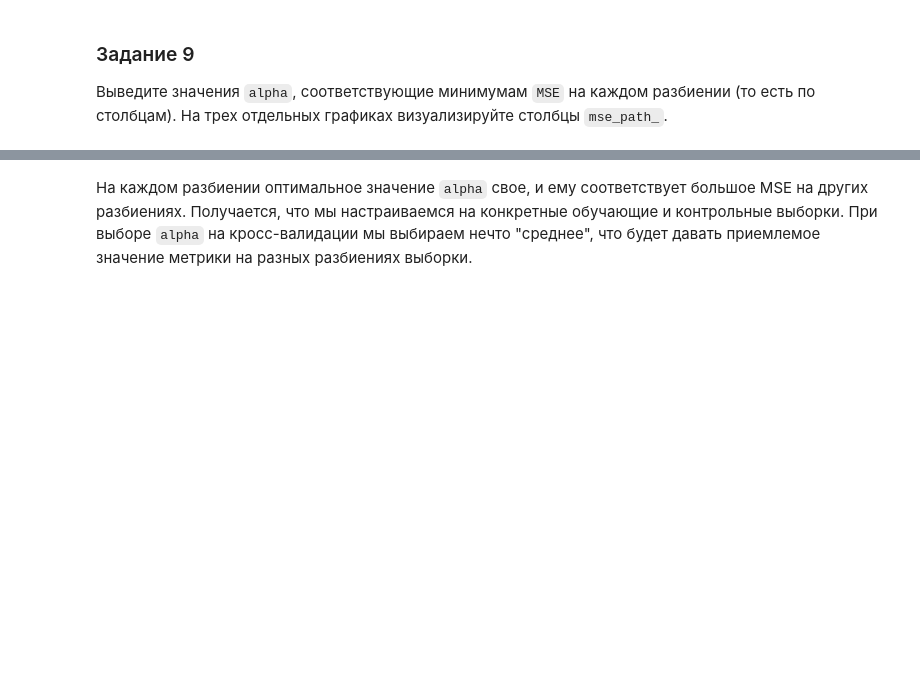
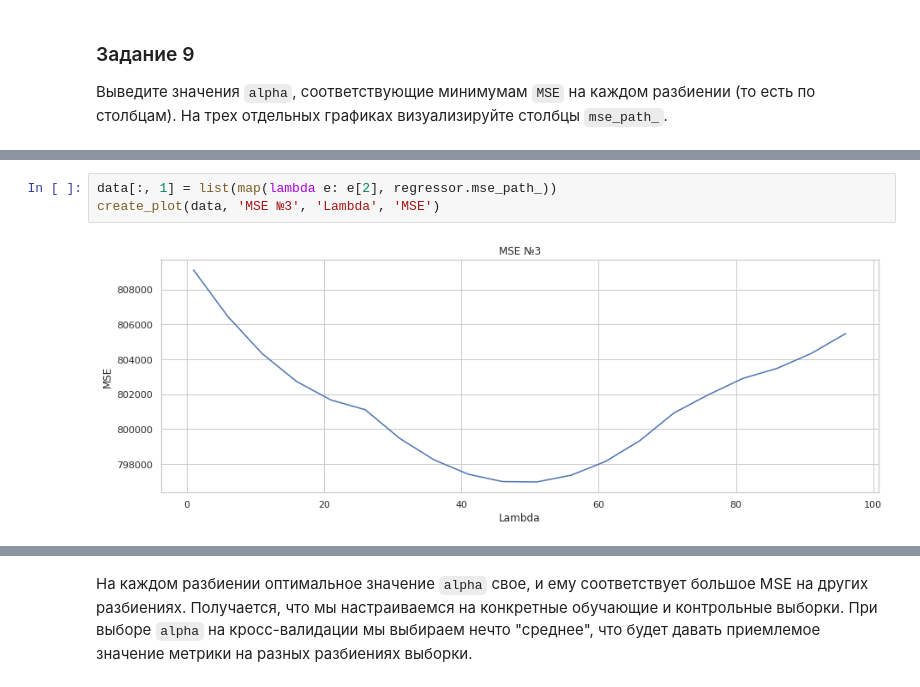
Before and after one commit to PavelStelmakhV/hw308-linear-regression-overfitting-and-regularization, a Jupyter notebook: OverfittingHomeWork.ipynb, the cells around one changed output, grey strips where cells are left out. Saved outputs shown, nothing was run; the diff lists cells and outputs as text; blank space fills up the shorter version.

```diff
--- a/OverfittingHomeWork.ipynb
+++ b/OverfittingHomeWork.ipynb
@@ -366,0 +366,5 @@ Alpha = 1, MSE = 745668.605961
+# %%
+data[:, 1] = list(map(lambda e: e[2], regressor.mse_path_))
+create_plot(data, 'MSE №3', 'Lambda', 'MSE')
+# %% [output]
+[figure, added]
```
Also changed, not shown: parts of 6 cells of this notebook.
